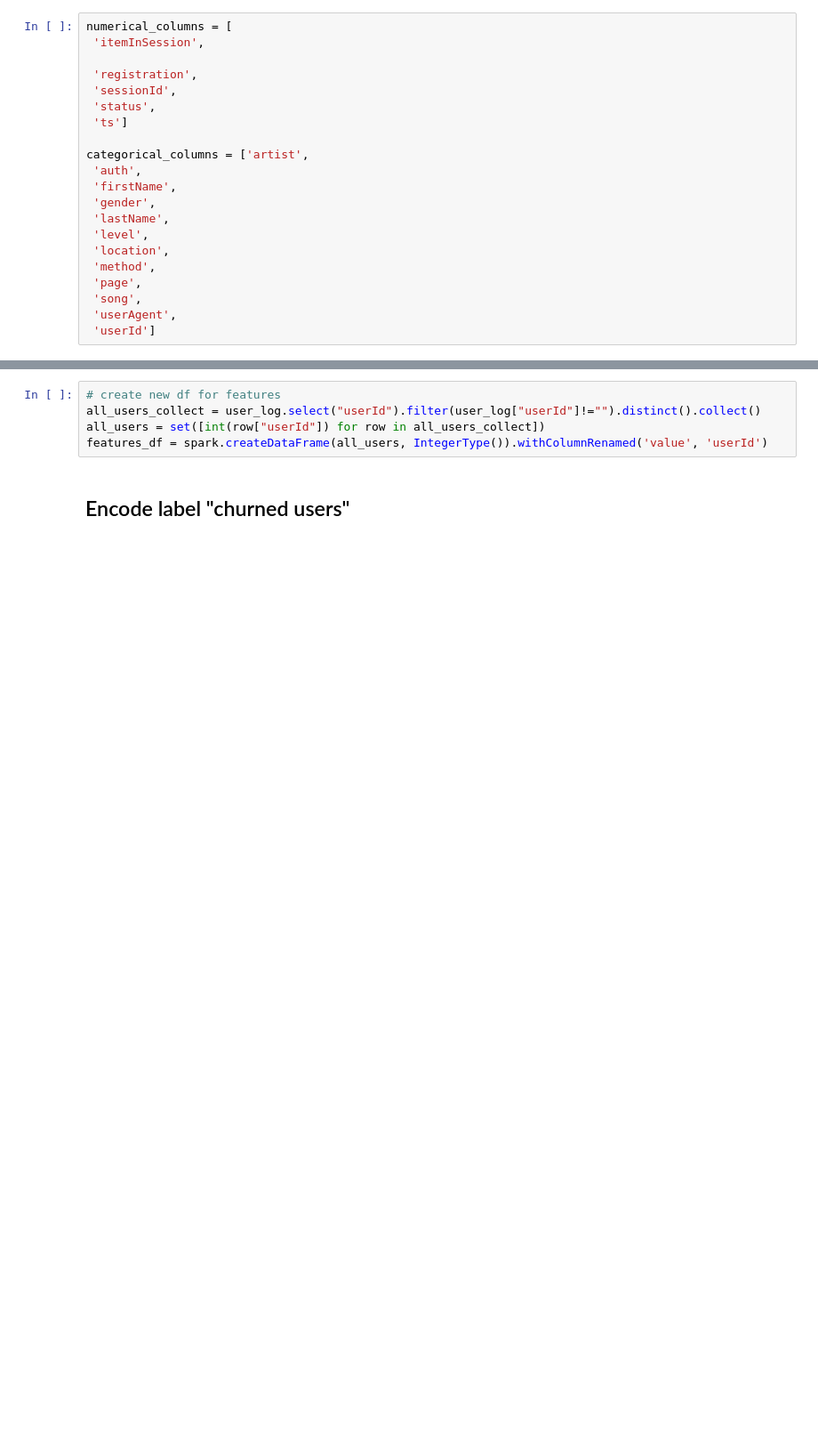
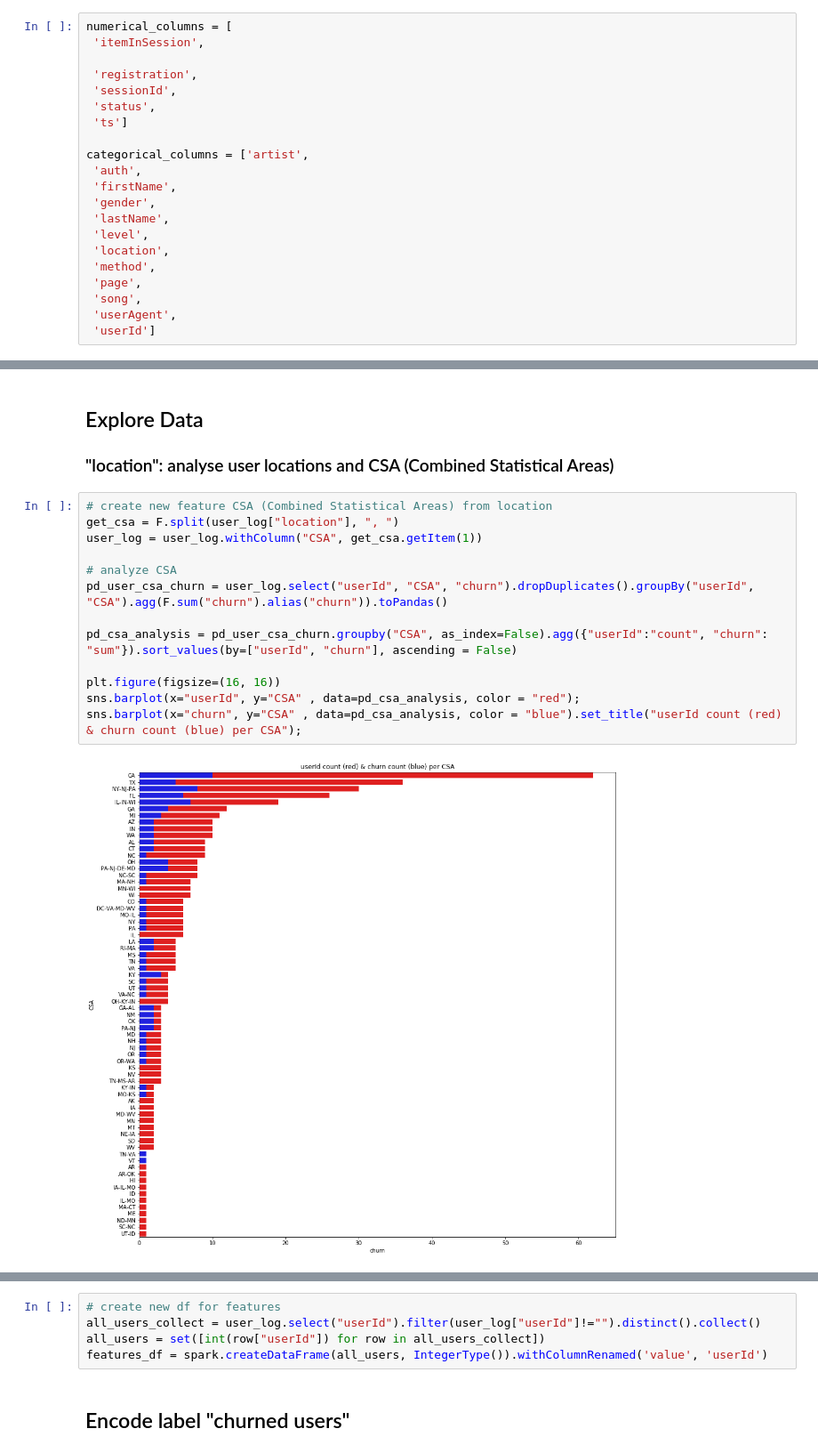
Before and after one commit to bofflord/sparkify, a Jupyter notebook: Sparkify.ipynb, the cells around one changed output, grey strips where cells are left out. Shown at 89% size. Drawn from its saved outputs; the diff is of its cells as text; blank space fills up the shorter version.

```diff
--- a/Sparkify.ipynb
+++ b/Sparkify.ipynb
@@ -426,0 +293,19 @@ If you are working in the classroom workspace, you can just extract features bas
+# %% [markdown]
+## Explore Data
+
+### "location": analyse user locations and CSA (Combined Statistical Areas)
+# %%
+# create new feature CSA (Combined Statistical Areas) from location
+get_csa = F.split(user_log["location"], ", ")
+user_log = user_log.withColumn("CSA", get_csa.getItem(1))
+
+# analyze CSA
+pd_user_csa_churn = user_log.select("userId", "CSA", "churn").dropDuplicates().groupBy("userId", "CSA").agg(F.sum("churn").alias("churn")).toPandas()
+
+pd_csa_analysis = pd_user_csa_churn.groupby("CSA", as_index=False).agg({"userId":"count", "churn": "sum"}).sort_values(by=["userId", "churn"], ascending = False)
+
+plt.figure(figsize=(16, 16))
+sns.barplot(x="userId", y="CSA" , data=pd_csa_analysis, color = "red");
+sns.barplot(x="churn", y="CSA" , data=pd_csa_analysis, color = "blue").set_title("userId count (red) & churn count (blue) per CSA");
+# %% [output]
+[figure, added]
```
Also changed, not shown: parts of 115 cells of this notebook, 1 other file.
